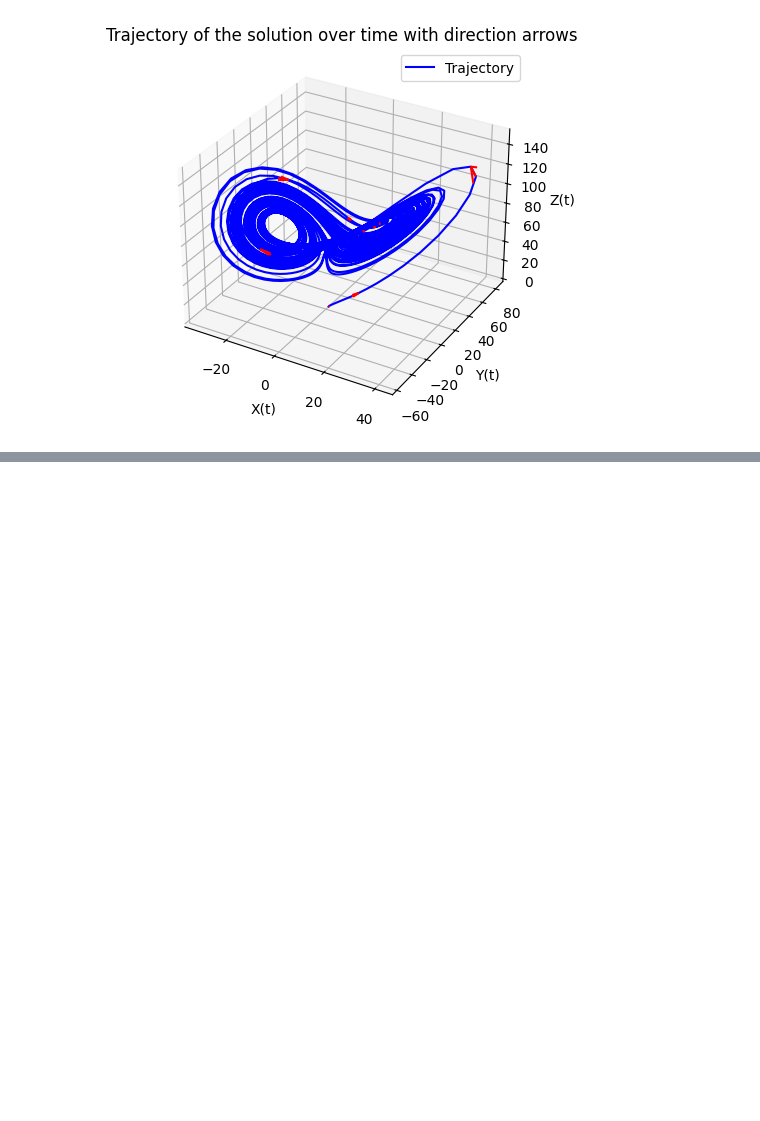
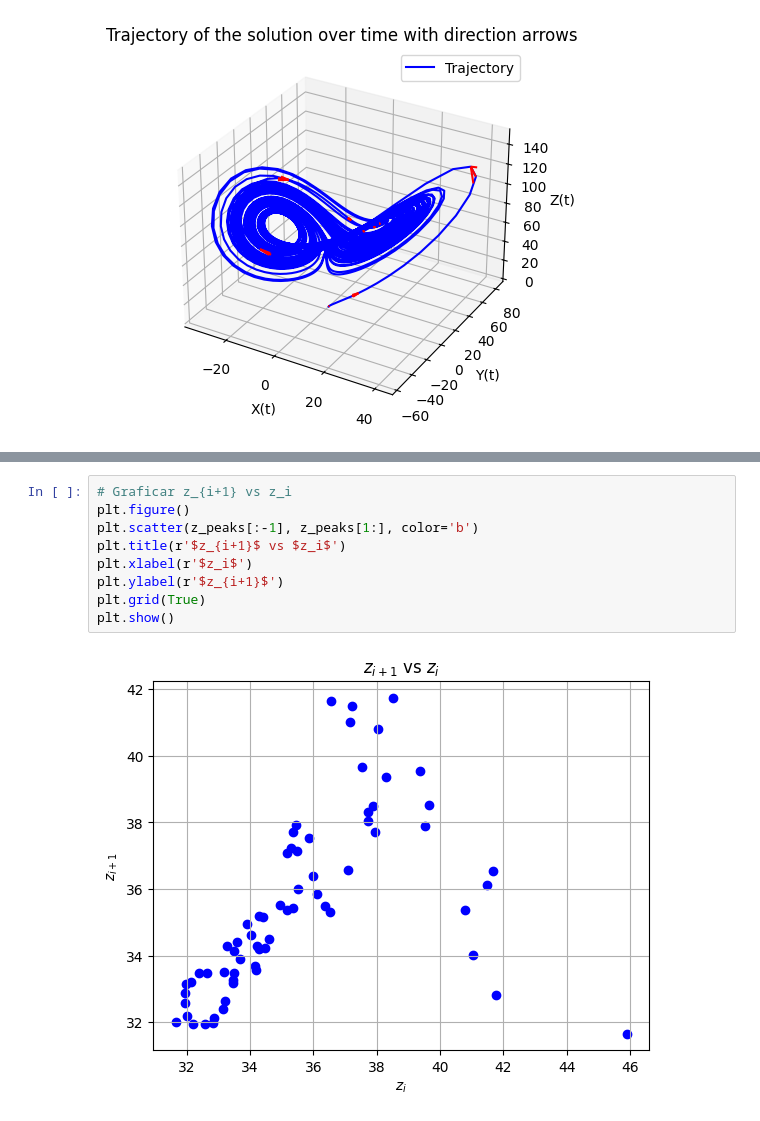
Before and after one commit to SalomoneCro/Neural-Networks, a Jupyter notebook: DifferentialEquations/Lorenz.ipynb, the cells around one changed output, grey strips where cells are left out. Cells and saved outputs as stored; diff of their text form; blank space fills up the shorter version.

```diff
--- a/DifferentialEquations/Lorenz.ipynb
+++ b/DifferentialEquations/Lorenz.ipynb
@@ -74,0 +118,11 @@ plt.show()
+# %%
+# Graficar z_{i+1} vs z_i
+plt.figure()
+plt.scatter(z_peaks[:-1], z_peaks[1:], color='b')
+plt.title(r'$z_{i+1}$ vs $z_i$')
+plt.xlabel(r'$z_i$')
+plt.ylabel(r'$z_{i+1}$')
+plt.grid(True)
+plt.show()
+# %% [output]
+[figure, added]
```
Also changed, not shown: parts of 9 cells of this notebook.
